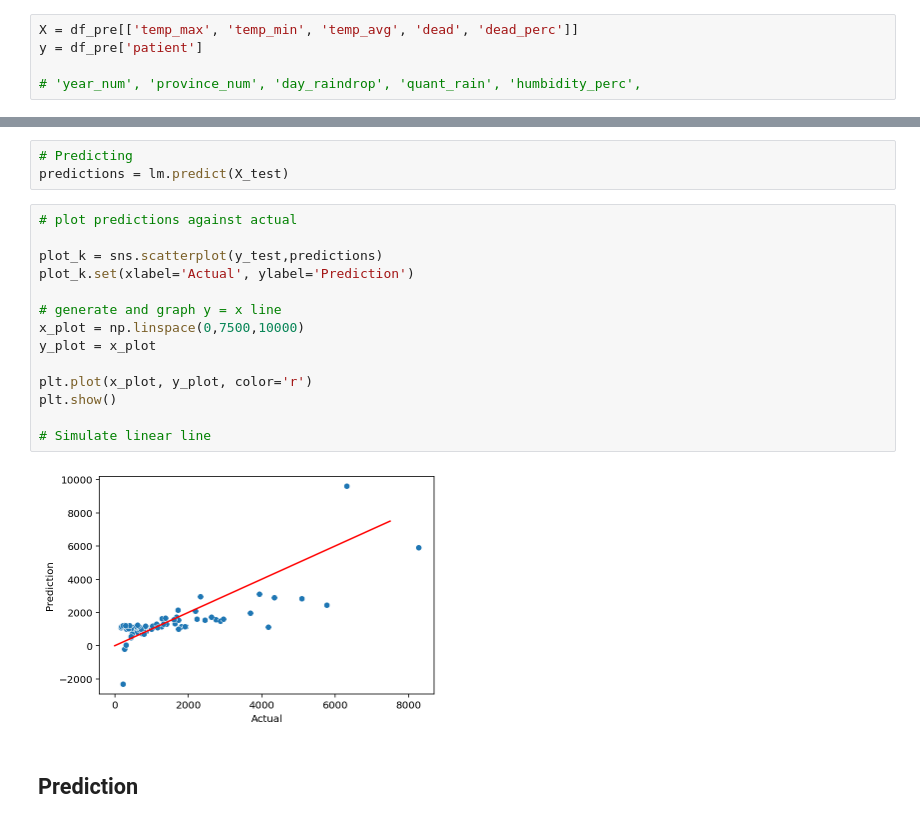
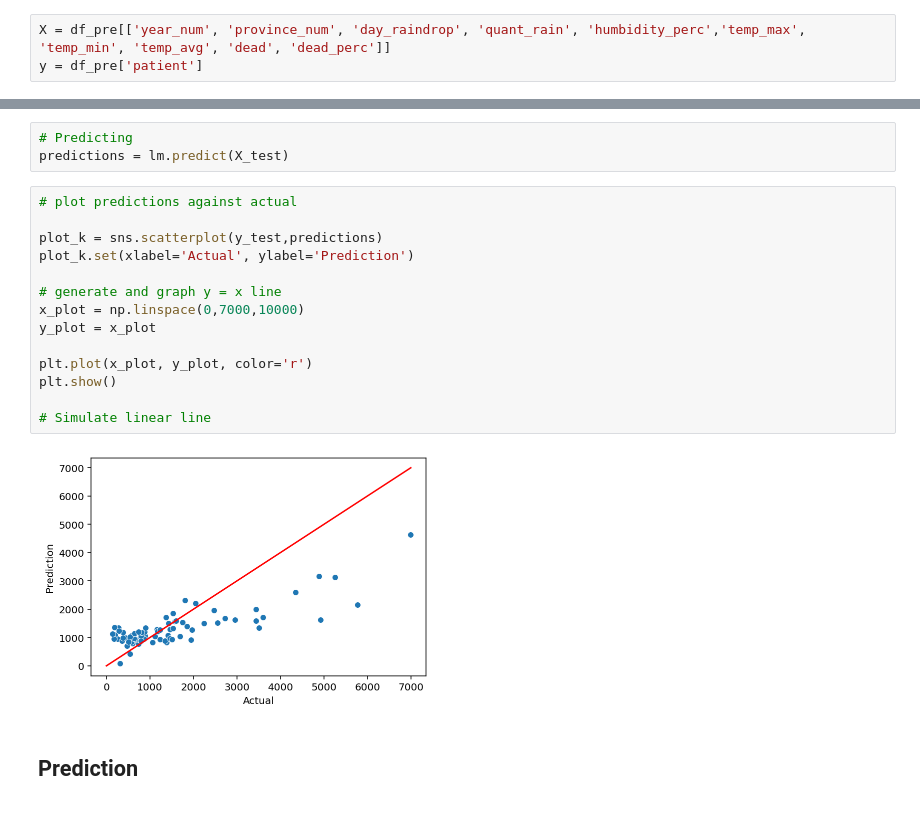
Before and after one commit to Phophism/python_project, a Jupyter notebook: Nattawat/V2_MLR_Repeat_KfoldCV.ipynb, the cells around one changed output, grey strips where cells are left out. Cells and saved outputs as stored; diff of their text form.

```diff
--- a/Nattawat/V2_MLR_Repeat_KfoldCV.ipynb
+++ b/Nattawat/V2_MLR_Repeat_KfoldCV.ipynb
@@ -121,7 +117,5 @@ Index(['year_num', 'province_num', 'day_raindrop', 'quant_rain',
        'dead_perc', 'patient'],
       dtype='object')
 # %%
-X = df_pre[['temp_max', 'temp_min', 'temp_avg', 'dead', 'dead_perc']]
+X = df_pre[['year_num', 'province_num', 'day_raindrop', 'quant_rain', 'humbidity_perc','temp_max', 'temp_min', 'temp_avg', 'dead', 'dead_perc']]
 y = df_pre['patient']
-
-# 'year_num', 'province_num', 'day_raindrop', 'quant_rain', 'humbidity_perc',
@@ -209,19 +211,19 @@ predictions = lm.predict(X_test)
 # %%
 # plot predictions against actual
 
 plot_k = sns.scatterplot(y_test,predictions)
 plot_k.set(xlabel='Actual', ylabel='Prediction')
 
 # generate and graph y = x line
-x_plot = np.linspace(0,7500,10000)
+x_plot = np.linspace(0,7000,10000)
 y_plot = x_plot
 
 plt.plot(x_plot, y_plot, color='r')
 plt.show()
 
 # Simulate linear line
 # %% [output]
-[figure, old version]
+[figure, new version]
 # %% [markdown]
 ## Prediction
 # %% [markdown]
```
Also changed, not shown: parts of 14 cells of this notebook, 6 other files.
